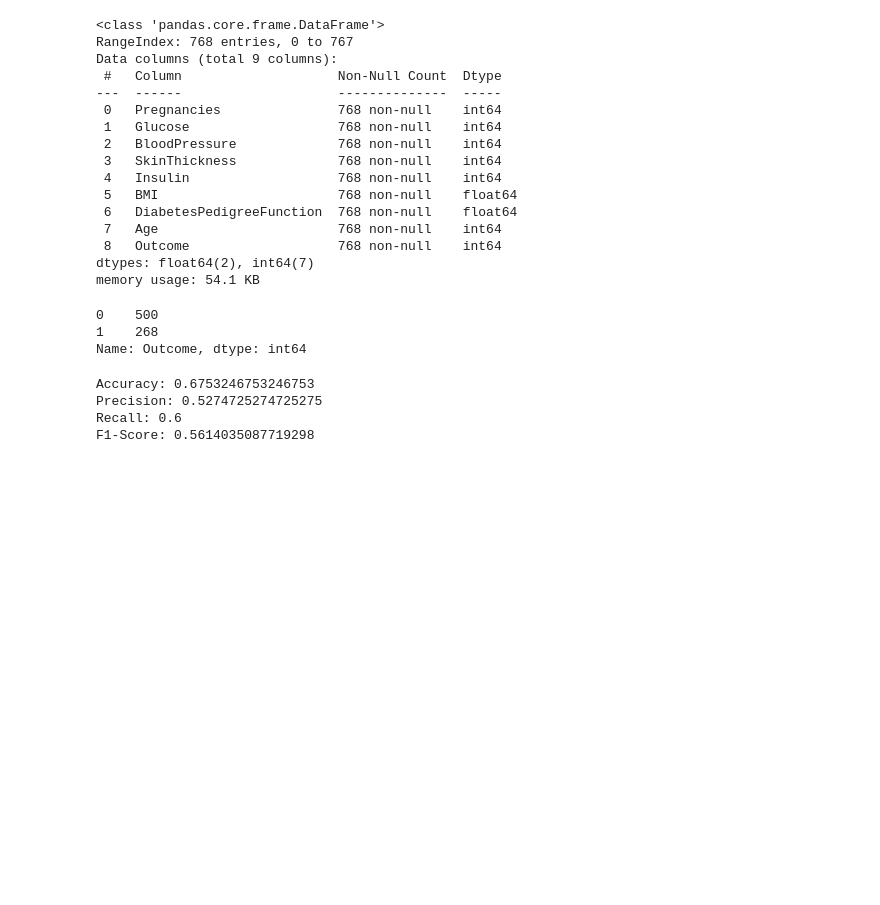
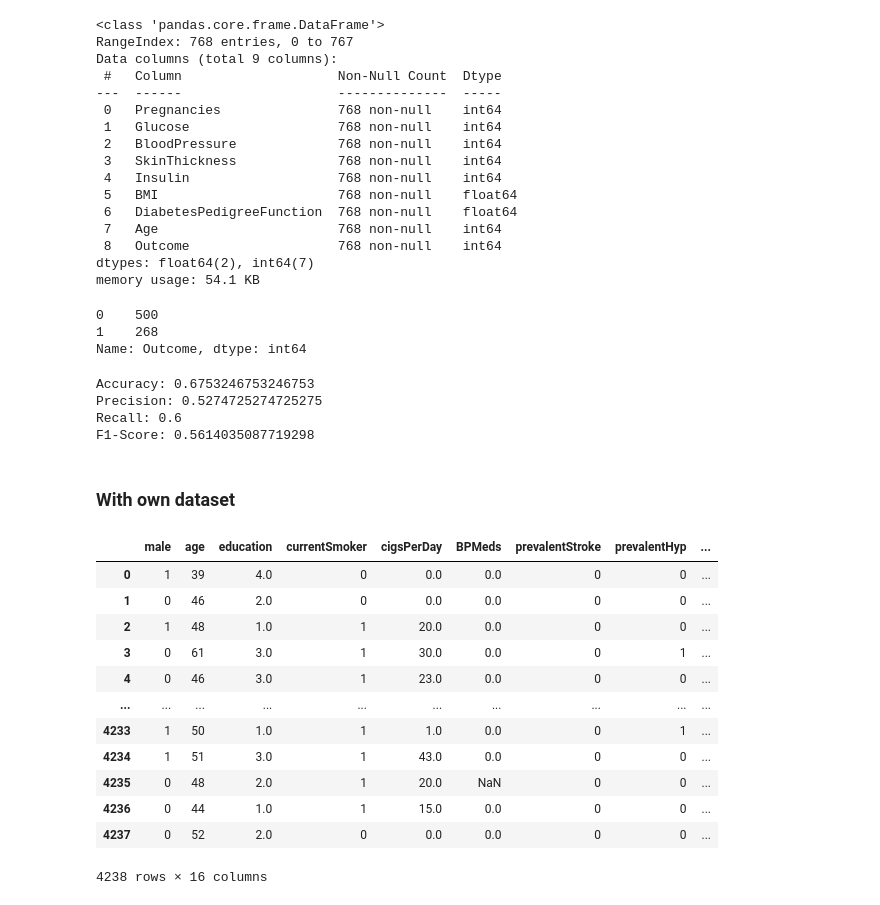
Before and after one commit to Yugesh-003/ML-lab, a Jupyter notebook: Classification/Knn.ipynb, the cells around one changed output. Cells and saved outputs as stored; diff of their text form; code cells hidden in the pictures; blank space fills up the shorter version.

```diff
--- a/Classification/Knn.ipynb
+++ b/Classification/Knn.ipynb
@@ -76,3 +76,22 @@ Accuracy: 0.6753246753246753
 Precision: 0.5274725274725275
 Recall: 0.6
 F1-Score: 0.5614035087719298
+# %% [markdown]
+### With own dataset
+# %%
+df = pd.read_csv(r"..\datasets\students_data_set\Logistics Regreesion\framingham.csv")
+df
+# %% [output]
+|  | male | age | education | currentSmoker | cigsPerDay | BPMeds | prevalentStroke | prevalentHyp | ... |
+| 0 | 1 | 39 | 4.0 | 0 | 0.0 | 0.0 | 0 | 0 | ... |
+| 1 | 0 | 46 | 2.0 | 0 | 0.0 | 0.0 | 0 | 0 | ... |
+| 2 | 1 | 48 | 1.0 | 1 | 20.0 | 0.0 | 0 | 0 | ... |
+| 3 | 0 | 61 | 3.0 | 1 | 30.0 | 0.0 | 0 | 1 | ... |
+| 4 | 0 | 46 | 3.0 | 1 | 23.0 | 0.0 | 0 | 0 | ... |
+| ... | ... | ... | ... | ... | ... | ... | ... | ... | ... |
+| 4233 | 1 | 50 | 1.0 | 1 | 1.0 | 0.0 | 0 | 1 | ... |
+| 4234 | 1 | 51 | 3.0 | 1 | 43.0 | 0.0 | 0 | 0 | ... |
+| 4235 | 0 | 48 | 2.0 | 1 | 20.0 | NaN | 0 | 0 | ... |
+| 4236 | 0 | 44 | 1.0 | 1 | 15.0 | 0.0 | 0 | 0 | ... |
+| 4237 | 0 | 52 | 2.0 | 0 | 0.0 | 0.0 | 0 | 0 | ... |
+4238 rows × 16 columns
```
Also changed, not shown: parts of 13 cells of this notebook, 2 other files.
